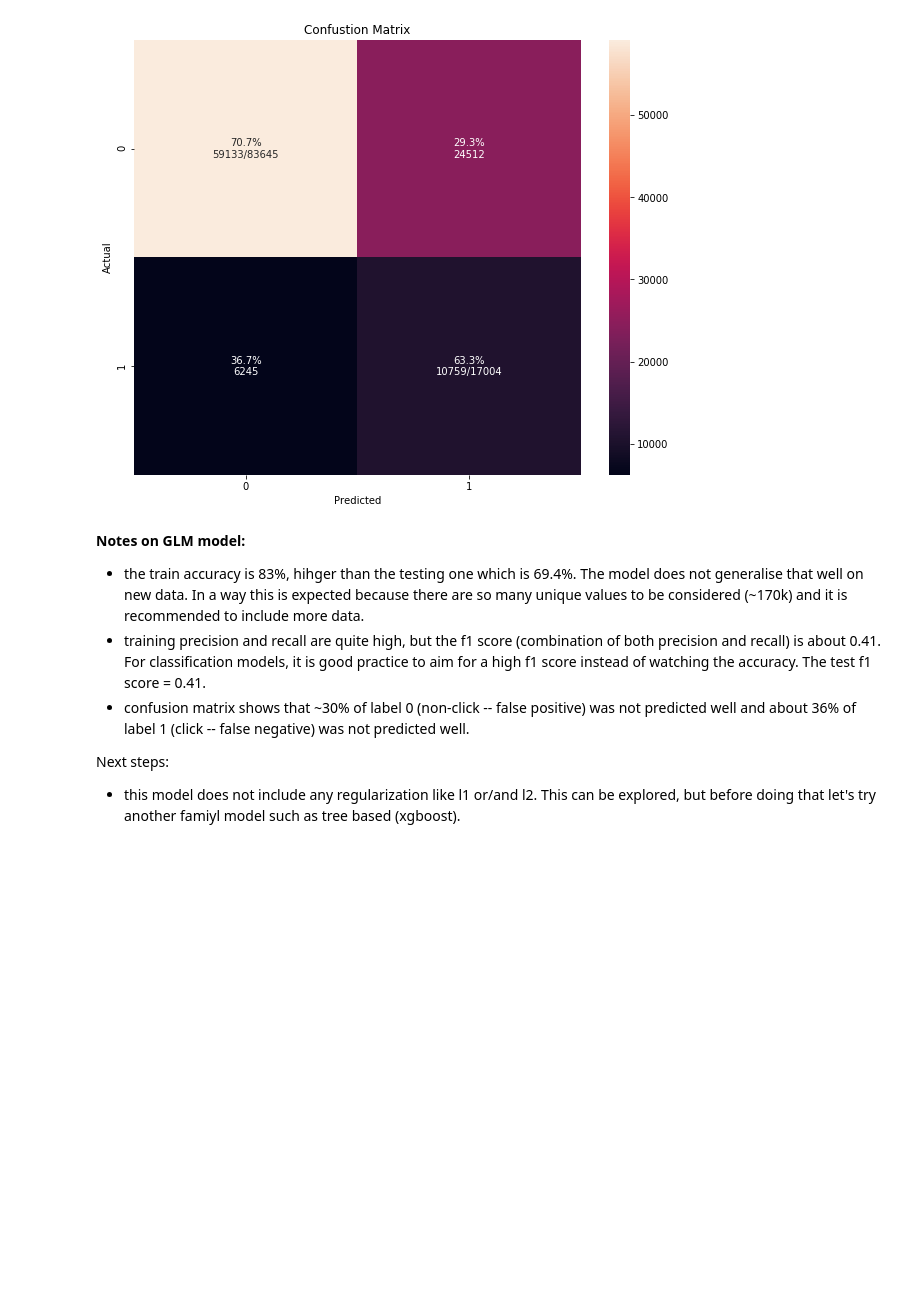
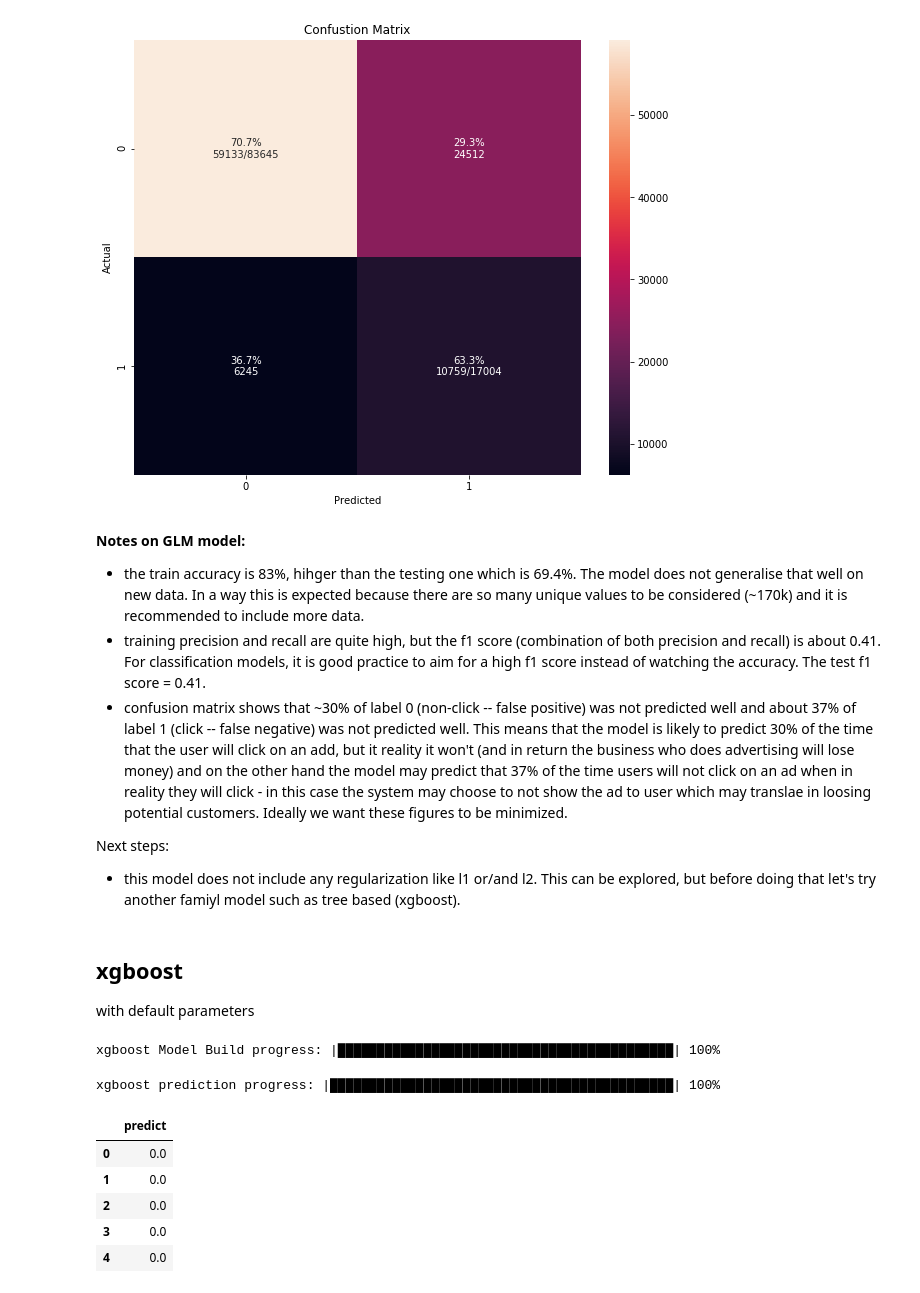
Before and after one commit to ppetruneac/ctr-prediction, a Jupyter notebook: CTR_prediction.ipynb, the cells around one changed output. Saved outputs shown, nothing was run; the diff lists cells and outputs as text; code cells hidden in the pictures; blank space fills up the shorter version.

```diff
--- a/CTR_prediction.ipynb
+++ b/CTR_prediction.ipynb
@@ -544,7 +544,43 @@ plot_confusion_matrix(test['click'].as_data_frame().as_matrix(), predictions['pr
 
 - the train accuracy is 83%, hihger than the testing one which is 69.4%. The model does not generalise that well on new data. In a way this is expected because there are so many unique values to be considered (~170k) and it is recommended to include more data.
 - training precision and recall are quite high, but the f1 score (combination of both precision and recall) is about 0.41. For classification models, it is good practice to aim for a high f1 score instead of watching the accuracy. The test f1 score = 0.41.
-- confusion matrix shows that ~30% of label 0 (non-click -- false positive) was not predicted well and about 36% of label 1 (click  -- false negative) was not predicted well.
+- confusion matrix shows that ~30% of label 0 (non-click -- false positive) was not predicted well and about 37% of label 1 (click  -- false negative) was not predicted well. This means that the model is likely to predict 30% of the time that the user will click on an add, but it reality it won't (and in return the business who does advertising will lose money) and on the other hand the model may predict that 37% of the time users will not click on an ad when in reality they will click - in this case the system may choose to not show the ad to user which may translae in loosing potential customers. Ideally we want these figures to be minimized.
 
 Next steps:
 - this model does not include any regularization like l1 or/and l2. This can be explored, but before doing that let's try another famiyl model such as tree based (xgboost).
+# %% [markdown]
+## xgboost
+
+with default parameters
+# %%
+# param = {"ntrees" : 50
+#     , "max_depth" : 6
+#     , "learn_rate" : 0.3
+#     , "sample_rate" : 1
+#     , "col_sample_rate_per_tree" : 0.9
+#     , "min_rows" : 5
+#     , "seed": 42
+#     , "score_tree_interval": 100
+# }
+
+# Using default parameters: 50 trees, depth = 6; learning rate = 0.3; min_rows = 1; cat features --> one hot encoding.
+
+from h2o.estimators import H2OXGBoostEstimator
+xgboost_model = H2OXGBoostEstimator()
+
+xgboost_model.train(x_cols, y_cols, training_frame=train, validation_frame=val)
+# %% [output]
+xgboost Model Build progress: |███████████████████████████████████████████| 100%
+# %%
+# Get the predictions on test dataset
+predictions = xgboost_model.predict(test_data=test)
+predictions = round(predictions['predict'].as_data_frame())
+predictions.head()
+# %% [output]
+xgboost prediction progress: |████████████████████████████████████████████| 100%
+|  | predict |
+| 0 | 0.0 |
+| 1 | 0.0 |
+| 2 | 0.0 |
+| 3 | 0.0 |
+| 4 | 0.0 |
```
Also changed, not shown: parts of 4 cells of this notebook.
